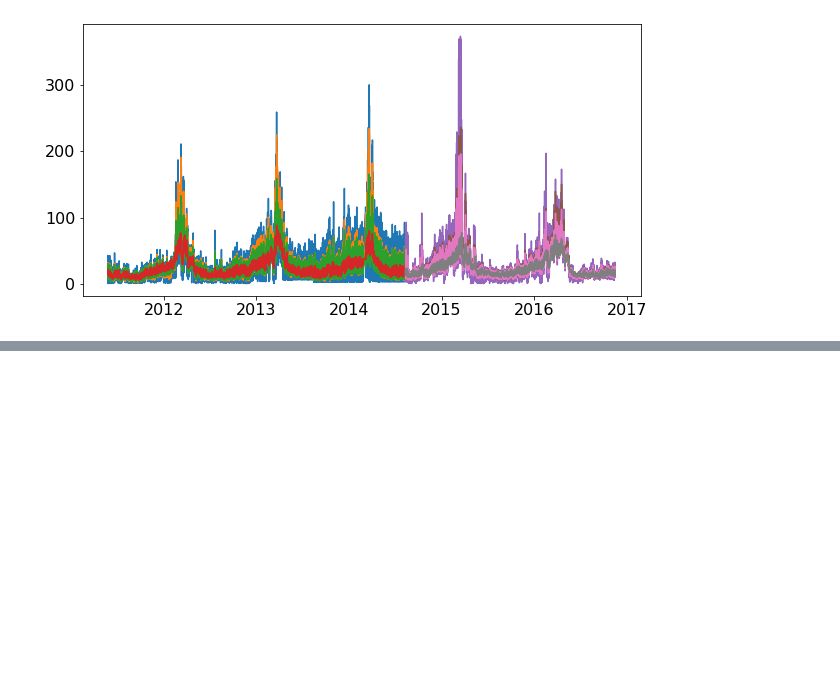
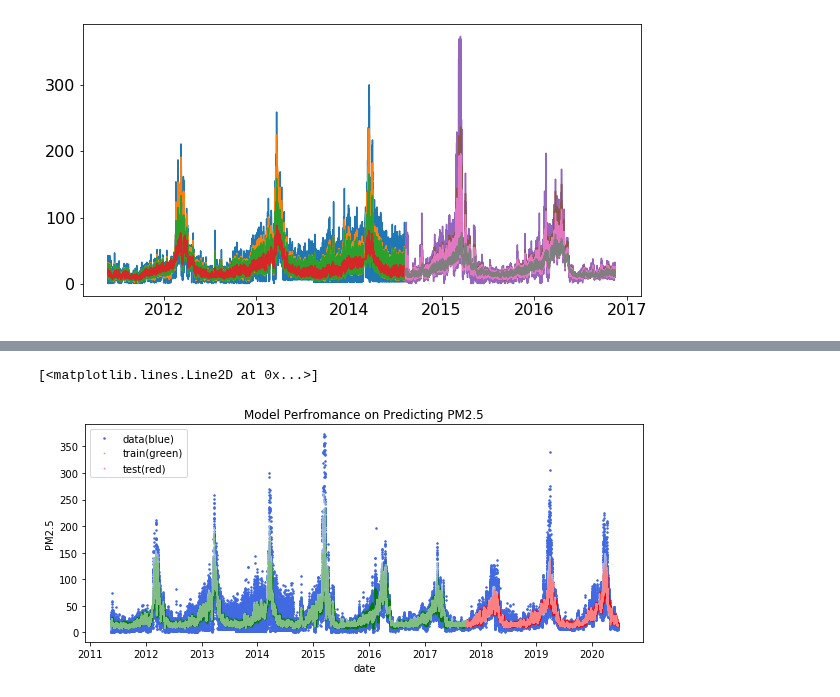
Before and after one commit to worasom/aqi_thailand2, a Jupyter notebook: notebooks/5.1-ML_model2.ipynb, the cells around one changed output, grey strips where cells are left out. Saved outputs shown, nothing was run; the diff lists cells and outputs as text; code cells hidden in the pictures; blank space fills up the shorter version.

```diff
--- a/notebooks/5.1-ML_model2.ipynb
+++ b/notebooks/5.1-ML_model2.ipynb
@@ -461,0 +440,11 @@ plt.plot(val_df.index, yval_iter_pred)
+# %%
+data.split_data(split_ratio=[0.45, 0.25, 0.3])
+
+pred_df = []
+
+for idx in data.split_list:
+    x, y, _ = data.get_data_matrix(use_index=idx,x_cols=data.x_cols)
+    pred_df.append(pd.DataFrame(model.predict(x), index=idx))
+
+pred_df = pd.concat(pred_df,sort=True)
+pred_df.columns = ['pred']
@@ -461,0 +461,5 @@ plt.plot(val_df.index, yval_iter_pred)
+# %%
+# init linear data object
+ln_data = Dataset(city_name=data.city_name)
+ln_data.monitor = ln_data.pollutant = data.monitor
+ln_data.data = ln_data_df
@@ -461,0 +523,10 @@ plt.plot(val_df.index, yval_iter_pred)
+# %%
+plot_model_perf(dataset=data, model=rf_model, split_list=[0.7, 0.3], xlim=[], to_save=False)
+
+
+#plot_model_perf(dataset=ln_data, model=ln_model, split_list=[0.7, 0.3], xlim=[], to_save=False)
+ln_data.split_data(split_ratio=[1])
+plt.plot(ln_data.split_list[0], y_iter_pred, color='white',alpha=0.5 )
+# %% [output]
+[<matplotlib.lines.Line2D at 0x...>]
+[figure, added]
```
Also changed, not shown: parts of 32 cells of this notebook, 14 other files.
